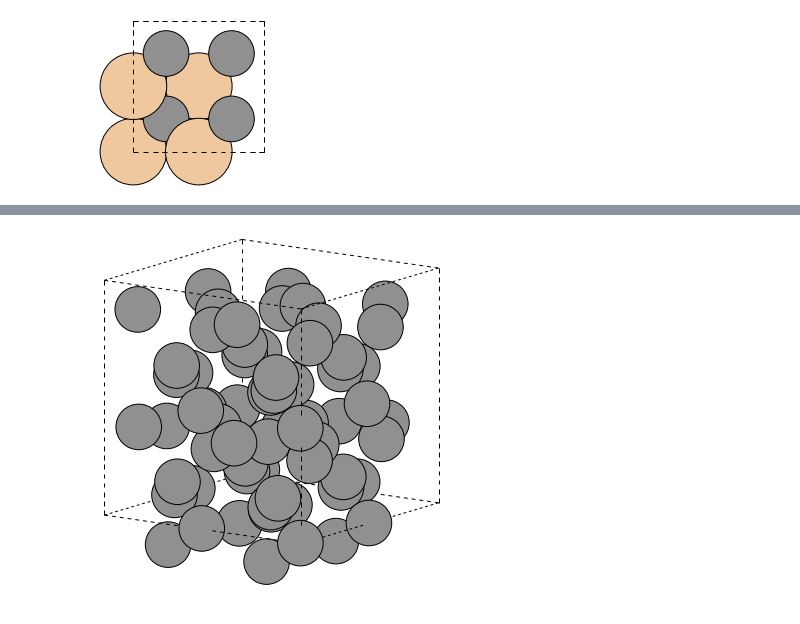
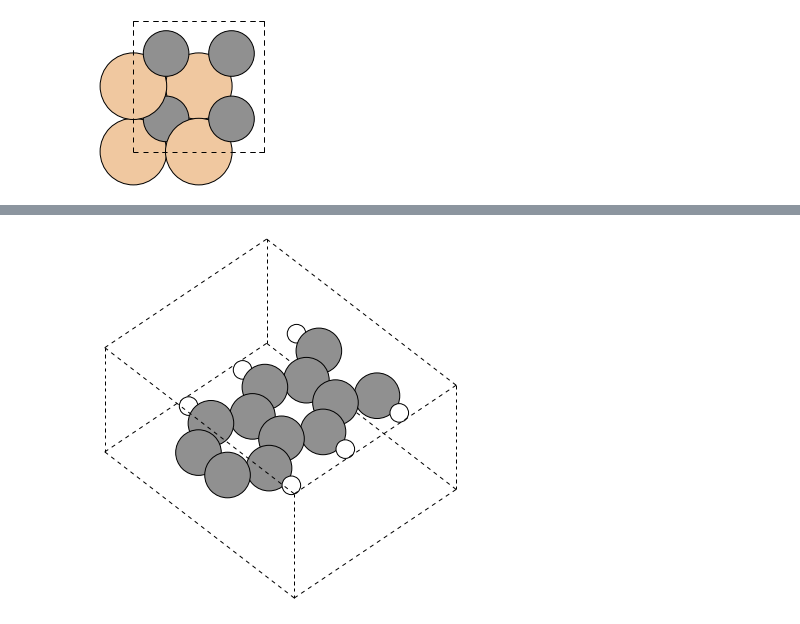
Before and after one commit to jochym/abinitio-workshop, a Jupyter notebook: notebooks/Wizualizacja.ipynb, the cells around one changed output, grey strips where cells are left out. Drawn from its saved outputs; the diff is of its cells as text; code cells hidden in the pictures.

```diff
--- a/notebooks/Wizualizacja.ipynb
+++ b/notebooks/Wizualizacja.ipynb
@@ -77,7 +100,7 @@ def show_cryst(x,y,c):
 # %%
-# Bardziej złożone struktury
+# Nanotaśma grafitowa
+gnr = graphene_nanoribbon(2, 3, type='zigzag', saturated=True)
 
-
-interact(show_cryst,x=(0.0,180),y=(0.0,180),c=fixed(diament))
+interact(show_cryst,x=(0.0,180),y=(0.0,180),c=fixed(gnr));
 # %% [output]
-[figure, old version]
+[figure, new version]
```
Also changed, not shown: parts of 11 cells of this notebook, 1 other file.
